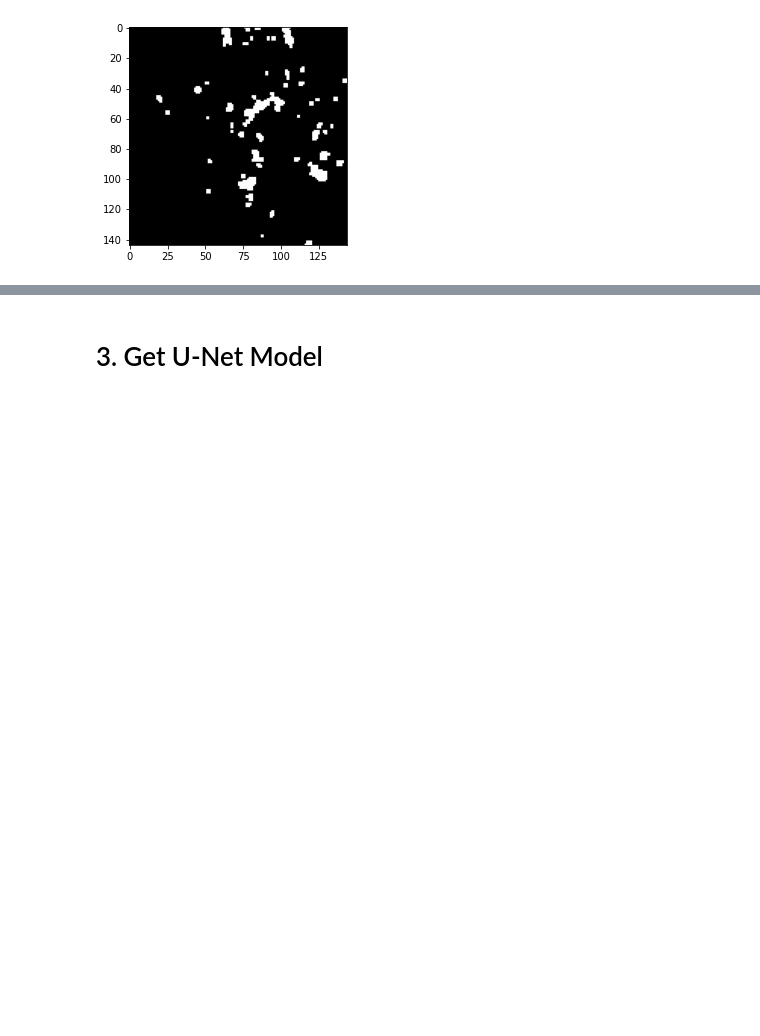
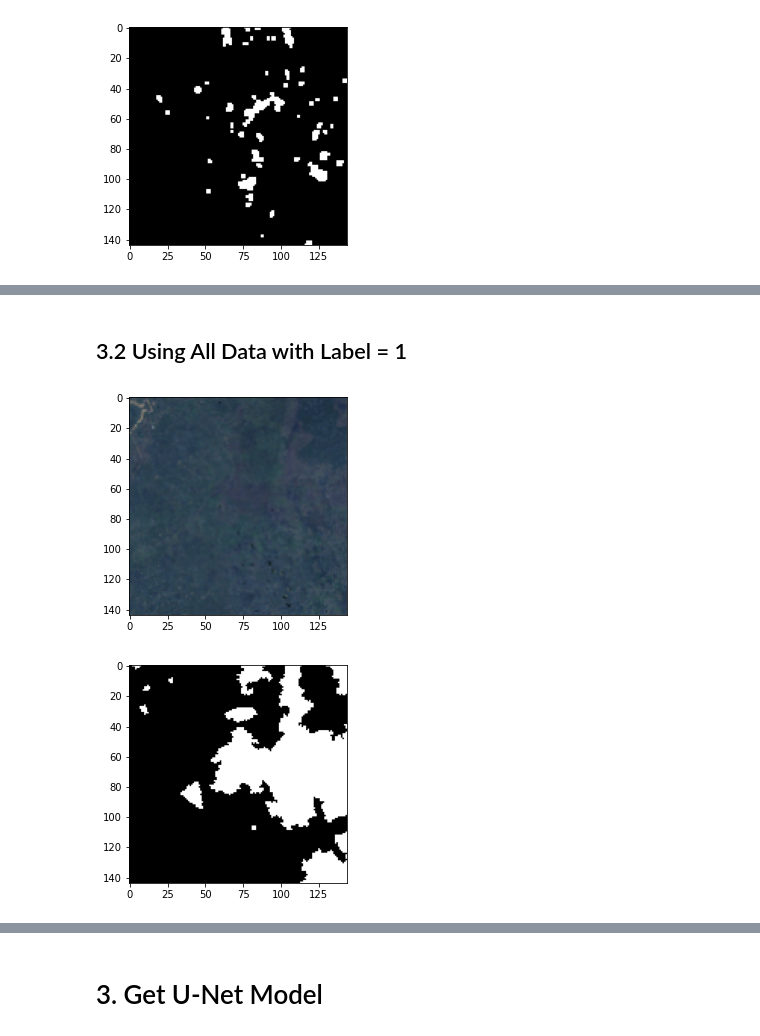
Before and after one commit to marcellinus-witarsah/sumatera-wildfire-classification, a Jupyter notebook: train.ipynb, the cells around one changed output, grey strips where cells are left out. Saved outputs shown, nothing was run; the diff lists cells and outputs as text; code cells hidden in the pictures; blank space fills up the shorter version.

```diff
--- a/train.ipynb
+++ b/train.ipynb
@@ -310,3 +300,11 @@ for d in validation_dataset.take(1):
 Clipping input data to the valid range for imshow with RGB data ([0..1] for floats or [0..255] for integers).
 [figure]
 [figure]
+# %%
+for d in test_dataset.take(1):
+    image = d[0][0].numpy()
+    mask = d[1][0].numpy()
+    plt.imshow(image*3)
+    plt.show()
+    plt.imshow(mask, cmap='gray')
+    plt.show()
@@ -312,0 +314,2 @@ Clipping input data to the valid range for imshow with RGB data ([0..1] for floa
+# %% [markdown]
+## 3.2 Using All Data with Label  = 1
@@ -312,0 +339,33 @@ Clipping input data to the valid range for imshow with RGB data ([0..1] for floa
+# %%
+# get all images and masks
+# image augmentation, resizing and normalization on the train dataset
+train_dataset = parsed_filtered_train_dataset.map(lambda image, mask, _: process_data(image, mask),
+                                         num_parallel_calls=tf.data.experimental.AUTOTUNE).cache()
+
+train_dataset = train_dataset.map(set_shapes, num_parallel_calls=tf.data.experimental.AUTOTUNE) \
+                .shuffle(1000) \
+                .batch(BATCH_SIZE) \
+                .prefetch(tf.data.experimental.AUTOTUNE)
+
+# resizing and normalization on the validation dataset
+validation_dataset = parsed_filtered_validation_dataset.map(lambda image, mask, _: resize_image_mask(image, mask),
+                                                   num_parallel_calls=tf.data.experimental.AUTOTUNE).cache()
+validation_dataset = validation_dataset.map(normalize_image_mask, num_parallel_calls=tf.data.experimental.AUTOTUNE).cache()
+validation_dataset = validation_dataset.batch(BATCH_SIZE).prefetch(tf.data.experimental.AUTOTUNE)
+
+# resizing and normalization on the test dataset
+test_dataset = parsed_filtered_test_dataset.map(lambda image, mask, _: resize_image_mask(image, mask),
+                                       num_parallel_calls=tf.data.experimental.AUTOTUNE).cache()
+test_dataset = test_dataset.map(normalize_image_mask, num_parallel_calls=tf.data.experimental.AUTOTUNE).cache()
+test_dataset = test_dataset.batch(BATCH_SIZE).prefetch(tf.data.experimental.AUTOTUNE)
+# %%
+for d in train_dataset.take(1):
+    image = d[0][0].numpy()
+    mask = d[1][0].numpy()
+    plt.imshow(image*3)
+    plt.show()
+    plt.imshow(mask, cmap='gray')
+    plt.show()
+# %% [output]
+[figure, added]
+[figure, added]
```
Also changed, not shown: parts of 24 cells of this notebook.
